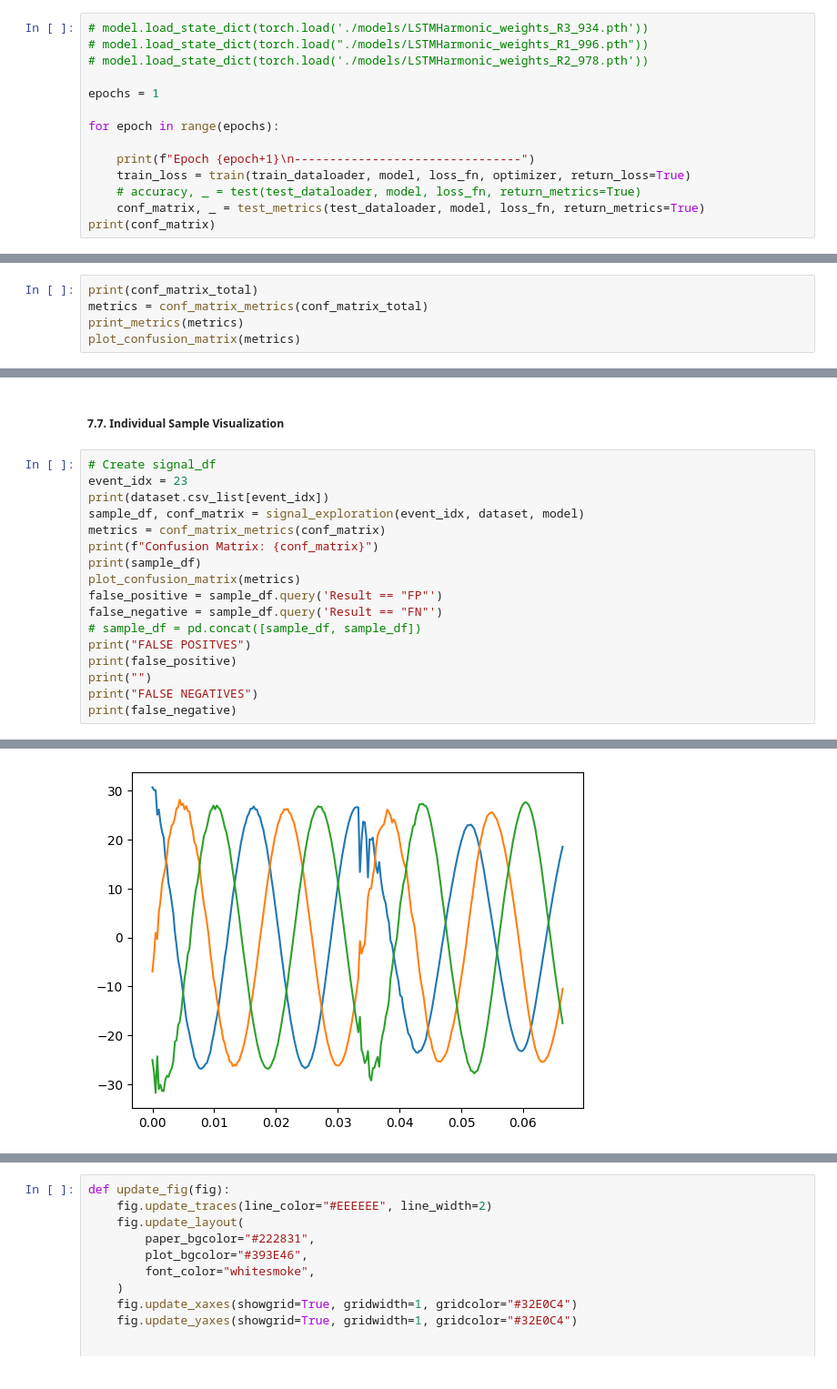
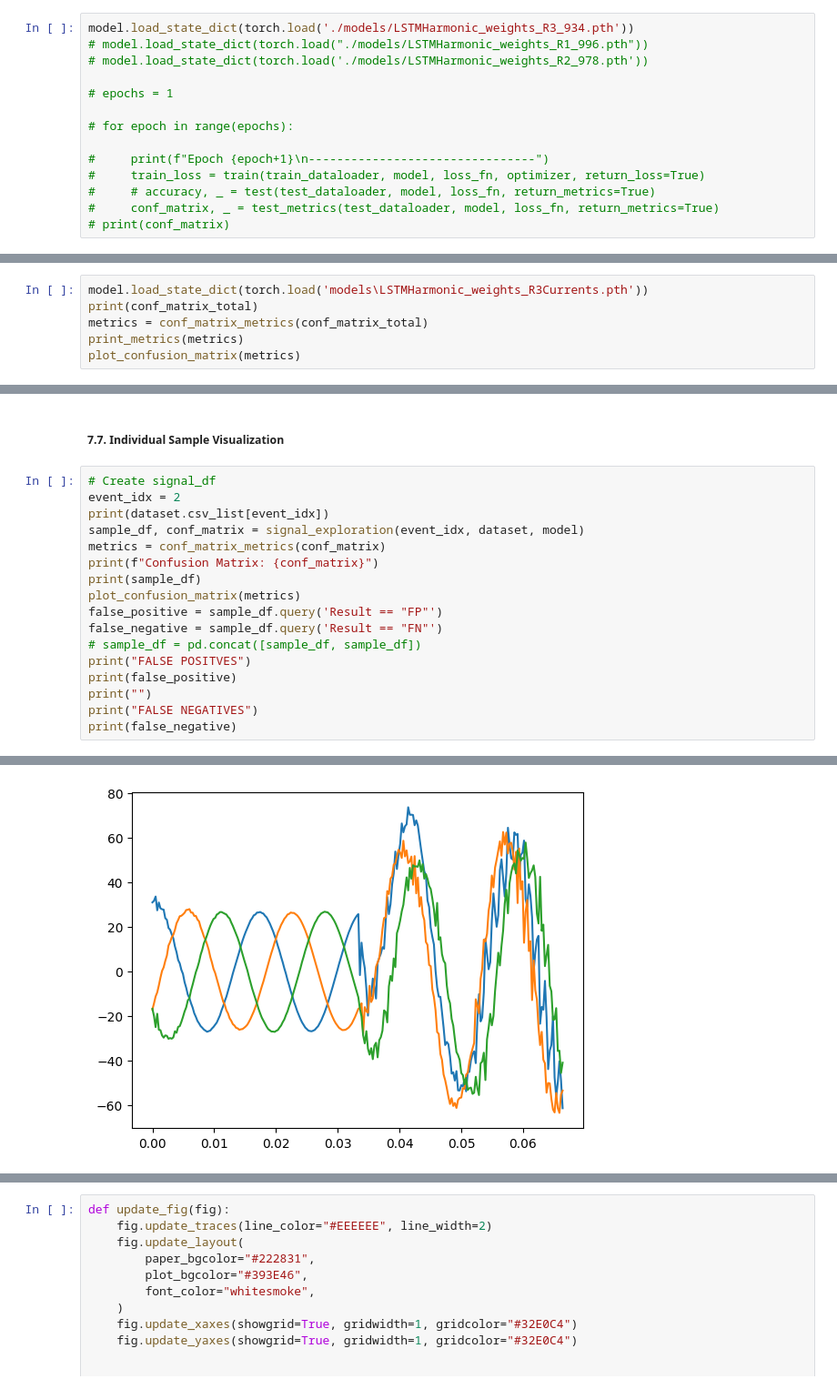
Before and after one commit to alvarohc777/pyTorch, a Jupyter notebook: Formulacion_1_DB2.ipynb, the cells around one changed output, grey strips where cells are left out. Shown at 91% size. Saved outputs shown, nothing was run; the diff lists cells and outputs as text.

Commit message:
Add Test notebook

```diff
--- a/Formulacion_1_DB2.ipynb
+++ b/Formulacion_1_DB2.ipynb
@@ -340,19 +340,19 @@ def test_metrics(dataloader, model, loss_fn, return_metrics=False):
 # %% [markdown]
 ##### 5.2. Training the model
 # %%
-# model.load_state_dict(torch.load('./models/LSTMHarmonic_weights_R3_934.pth'))
+model.load_state_dict(torch.load('./models/LSTMHarmonic_weights_R3_934.pth'))
 # model.load_state_dict(torch.load("./models/LSTMHarmonic_weights_R1_996.pth"))
 # model.load_state_dict(torch.load('./models/LSTMHarmonic_weights_R2_978.pth'))
 
-epochs = 1
+# epochs = 1
 
-for epoch in range(epochs):
+# for epoch in range(epochs):
 
-    print(f"Epoch {epoch+1}\n--------------------------------")
-    train_loss = train(train_dataloader, model, loss_fn, optimizer, return_loss=True)
-    # accuracy, _ = test(test_dataloader, model, loss_fn, return_metrics=True)
-    conf_matrix, _ = test_metrics(test_dataloader, model, loss_fn, return_metrics=True)
-print(conf_matrix)
+#     print(f"Epoch {epoch+1}\n--------------------------------")
+#     train_loss = train(train_dataloader, model, loss_fn, optimizer, return_loss=True)
+#     # accuracy, _ = test(test_dataloader, model, loss_fn, return_metrics=True)
+#     conf_matrix, _ = test_metrics(test_dataloader, model, loss_fn, return_metrics=True)
+# print(conf_matrix)
 # %% [output]
 Epoch 1
 --------------------------------
@@ -783,4 +776,5 @@ FALSE NEGATIVES
 # %%
+model.load_state_dict(torch.load('models\LSTMHarmonic_weights_R3Currents.pth'))
 print(conf_matrix_total)
 metrics = conf_matrix_metrics(conf_matrix_total)
 print_metrics(metrics)
@@ -808,7 +802,7 @@ np.save('parquet_data/ModelR2_currents_CM.npy', conf_matrix.cpu())
 ##### 7.7. Individual Sample Visualization
 # %%
 # Create signal_df
-event_idx = 23
+event_idx = 2
 print(dataset.csv_list[event_idx])
 sample_df, conf_matrix = signal_exploration(event_idx, dataset, model)
 metrics = conf_matrix_metrics(conf_matrix)
@@ -828,3 +822,3 @@ C:/Users/aherrada/OneDrive - Universidad del Norte/Uninorte/DetectionDataBase/LS
 256
 (256, 0)
-[figure, old version]
+[figure, new version]
```
Also changed, not shown: parts of 11 cells of this notebook, 1 other file.
